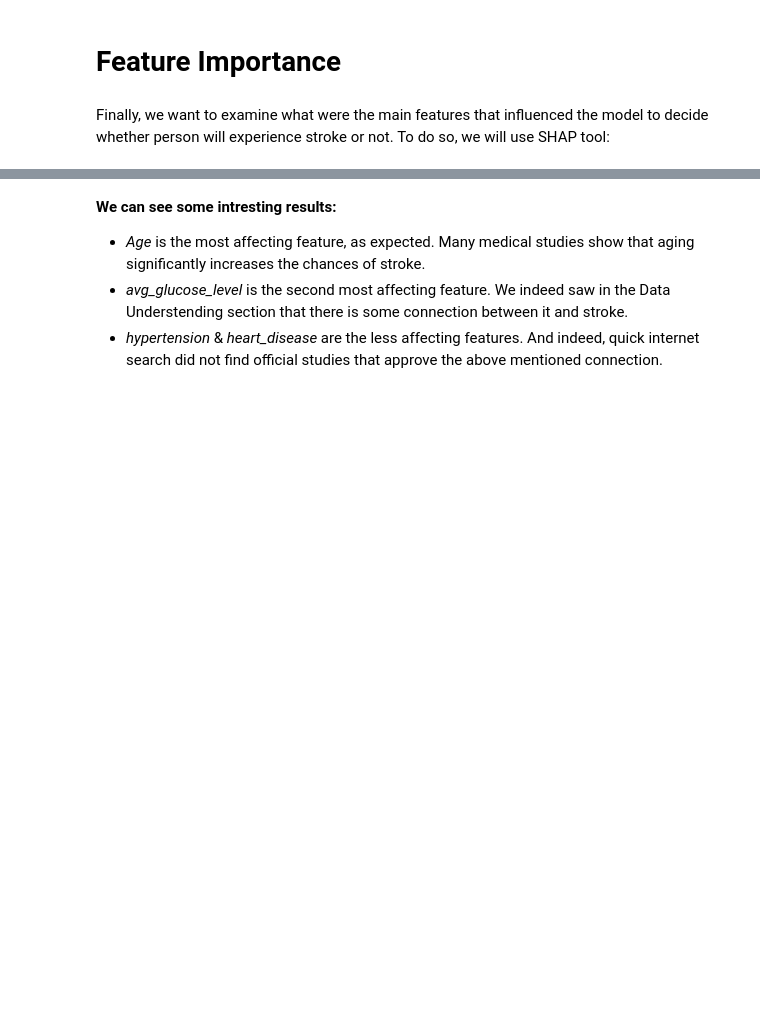
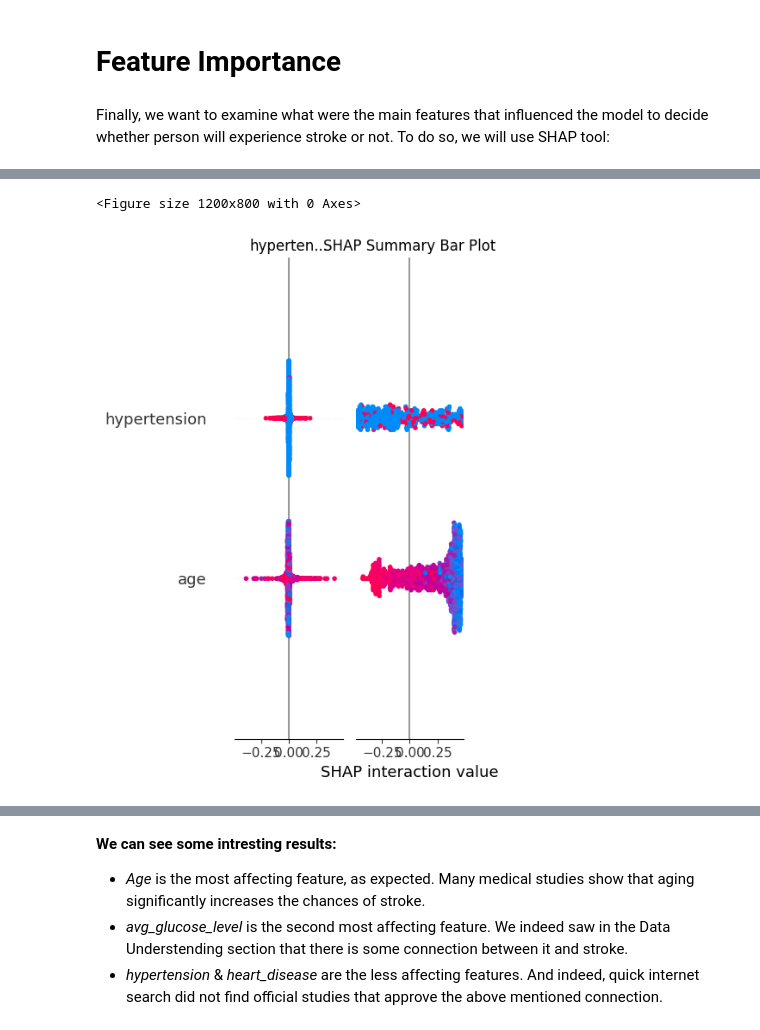
Before and after one commit to ori-frenkel/stroke-prediction, a Jupyter notebook: stroke-prediction.ipynb, the cells around one changed output, grey strips where cells are left out. Cells and saved outputs as stored; diff of their text form; code cells hidden in the pictures; blank space fills up the shorter version.

```diff
--- a/stroke-prediction.ipynb
+++ b/stroke-prediction.ipynb
@@ -595,3 +590,16 @@ shap_values = explainer.shap_values(X_test)
+# %%
+explainer = shap.TreeExplainer(model)
+shap_values = explainer.shap_values(X_test)
+
+# Summary plot of SHAP values for feature importance
+plt.figure(figsize=(12, 8))
+shap.summary_plot(shap_values, X_test, plot_type="bar", show=False)
+plt.title('SHAP Summary Bar Plot')
+plt.tight_layout()
+plt.show()
+# %% [output]
+<Figure size 1200x800 with 0 Axes>
+[figure, added]
 # %%
 shap.summary_plot(shap_values, features=X_test, feature_names=X_test.columns, plot_type="bar")
 # %% [output]
```
Also changed, not shown: parts of 7 cells of this notebook.
